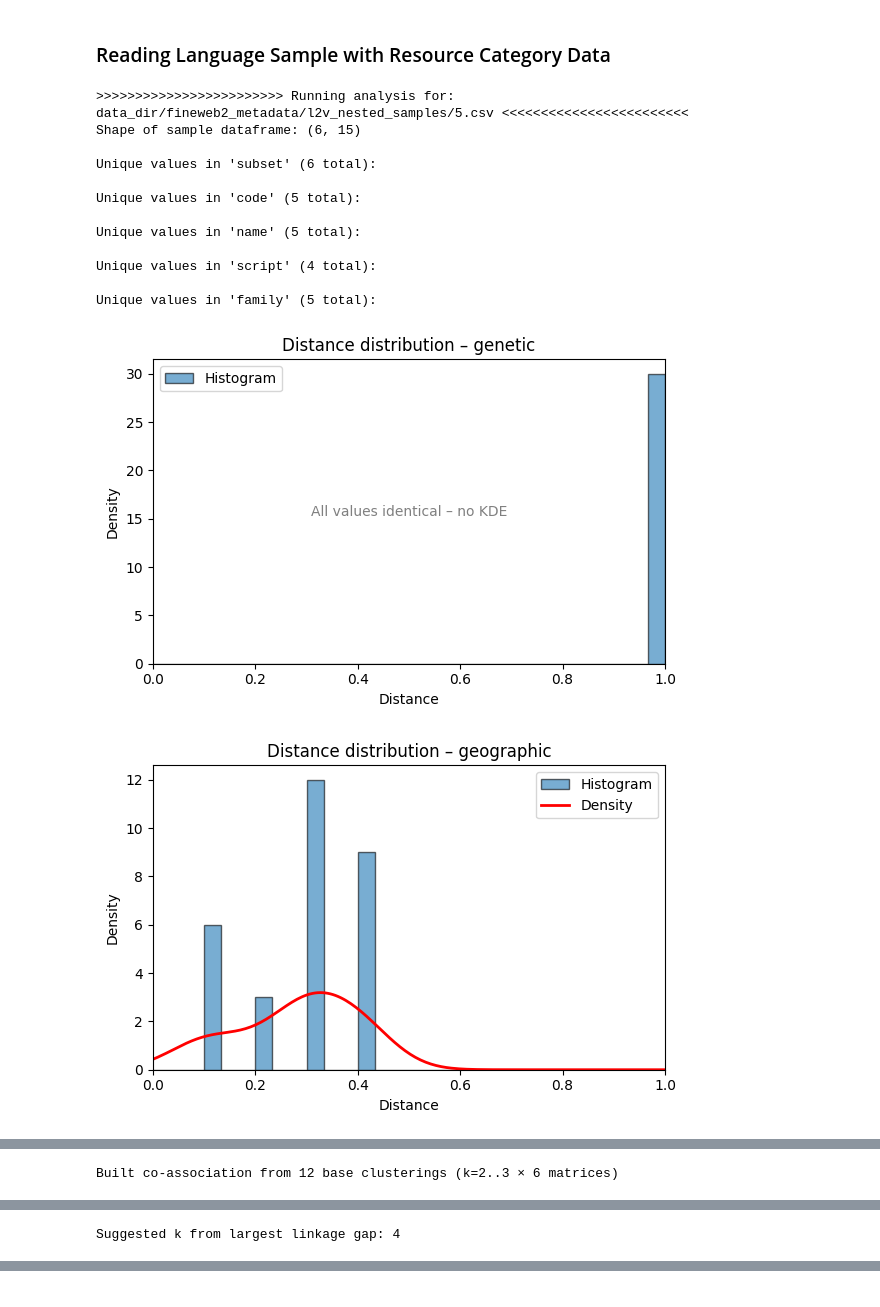
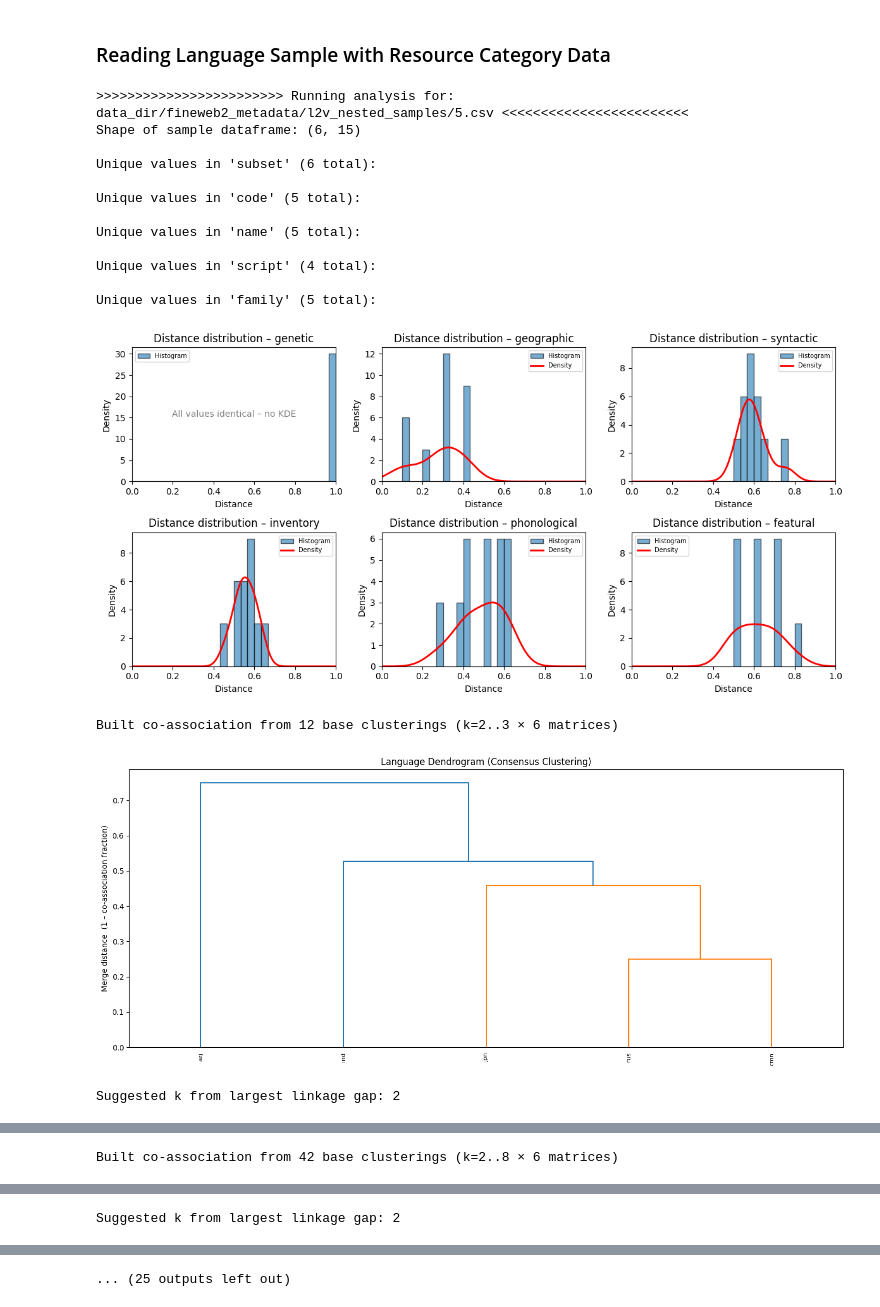
Before and after one commit to dice-group/moe-study, a Jupyter notebook: data_sample/notebook/sample_cluster_analysis.ipynb, the cells around one changed output, grey strips where cells are left out. Cells and saved outputs as stored; diff of their text form; code cells hidden in the pictures.

Commit message:
updating sample clustering logic

```diff
--- a/data_sample/notebook/sample_cluster_analysis.ipynb
+++ b/data_sample/notebook/sample_cluster_analysis.ipynb
@@ -68,6 +68,8 @@ from sklearn.metrics import (silhouette_score, adjusted_rand_score,
 from sklearn.manifold import MDS
 from scipy.cluster.hierarchy import linkage, dendrogram, fcluster
 import scipy.spatial.distance as ssd
+from itertools import product
+from scipy.stats import gaussian_kde
 
 
 def normalize_matrix(mat):
@@ -86,11 +88,6 @@ def build_coassociation_matrix(all_labels, n):
             C[np.ix_(idx, idx)] += 1
     C /= len(all_labels)
     return C
-
-
-def norm01(arr):
-    arr = np.array(arr, dtype=float)
-    return (arr - arr.min()) / (arr.max() - arr.min() + 1e-12)
 
 
 def run_cluster_analysis(sample_lang_doc_distr_df):
@@ -112,52 +109,50 @@ def run_cluster_analysis(sample_lang_doc_distr_df):
     dist_matrix_map = {distance_name: get_dist_matrix(lang_codes, distance_name)
                        for distance_name in eval_distances}
 
-    # Visualize distribution of each distance matrix
-    for name, mat in dist_matrix_map.items():
+    # Visualize distribution of each distance matrix (2 rows × 3 cols)
+    fig, axes = plt.subplots(2, 3, figsize=(12, 6))
+    for ax, (name, mat) in zip(axes.flat, dist_matrix_map.items()):
         mat_arr   = np.asarray(mat, dtype=float)
         tril_vals = mat_arr[np.tril_indices_from(mat_arr, k=-1)]
 
-        plt.figure(figsize=(6, 4))
-        plt.hist(tril_vals, bins=30, range=(0, 1), density=True,
-                 edgecolor='black', alpha=0.6, label='Histogram')
+        ax.hist(tril_vals, bins=30, range=(0, 1), density=True,
+                edgecolor='black', alpha=0.6, label='Histogram')
         if np.var(tril_vals) > 0:
-            from scipy.stats import gaussian_kde
             jittered = tril_vals + rng.normal(scale=1e-12, size=tril_vals.shape)  # avoids KDE bandwidth=0 edge case
             kde = gaussian_kde(jittered)
             xs = np.linspace(0, 1, 200)
-            plt.plot(xs, kde(xs), color='red', lw=2, label='Density')
+            ax.plot(xs, kde(xs), color='red', lw=2, label='Density')
         else:
-            plt.text(0.5, 0.5, 'All values identical – no KDE',
-                     transform=plt.gca().transAxes,
-                     ha='center', va='center', color='gray')
-        plt.title(f'Distance distribution – {name}')
-        plt.xlabel('Distance')
-        plt.ylabel('Density')
-        plt.xlim(0, 1)
-        plt.legend()
-        plt.tight_layout()
-        plt.show()
+            ax.text(0.5, 0.5, 'All values identical – no KDE',
+                    transform=ax.transAxes, ha='center', va='center', color='gray')
+        ax.set_title(f'Distance distribution – {name}')
+        ax.set_xlabel('Distance')
+        ax.set_ylabel('Density')
+        ax.set_xlim(0, 1)
+        ax.legend(fontsize=7)
+    plt.tight_layout()
+    plt.show()
 
     distance_names = list(dist_matrix_map.keys())
 
     ## Normalize each matrix to [0, 1] so no single distance type dominates
-    # all_mats = {}
-    # for name in distance_names:
-    #     mat = normalize_matrix(dist_matrix_map[name])
-    #     mat = (mat + mat.T) / 2   # ensure exact symmetry
-    #     np.fill_diagonal(mat, 0)
-    #     all_mats[name] = mat
+    all_mats = {}
+    for name in distance_names:
+        mat = normalize_matrix(dist_matrix_map[name])
+        mat = (mat + mat.T) / 2   # ensure exact symmetry
+        np.fill_diagonal(mat, 0)
+        all_mats[name] = mat
 
     ## Without normalization, preserving the variance
-    all_mats = dist_matrix_map
+    # all_mats = dist_matrix_map
 
     # Ensemble over multiple k values: yields fractional co-association instead of binary 0/1
     base_k_range = range(2, min(MAX_EXPERT_LIMIT, (n - 1))) # computing upto MAX_EXPERT_LIMIT clusters for coassociation building
-    all_base_labels = []
-    for k in base_k_range:
-        for name in distance_names:
-            agg = AgglomerativeClustering(n_clusters=k, metric='precomputed', linkage='average')
-            all_base_labels.append(agg.fit_predict(all_mats[name]))
+    all_base_labels = [
+        AgglomerativeClustering(n_clusters=k, metric='precomputed', linkage='average')
+            .fit_predict(all_mats[name])
+        for k, name in product(base_k_range, distance_names)
+    ]
 
     print(f"Built co-association from {len(all_base_labels)} base clusterings "
           f"(k={base_k_range.start}..{base_k_range.stop - 1} × {len(distance_names)} matrices)")
@@ -176,7 +171,7 @@ def run_cluster_analysis(sample_lang_doc_distr_df):
         dendrogram(Z, labels=lang_codes, leaf_rotation=90, leaf_font_size=8)
     else:
         # Truncate to top 40 nodes for readability on large samples
-        dendrogram(Z, truncate_mode='lastp', p=40, leaf_rotation=90,
+        dendrogram(Z, labels=lang_codes, truncate_mode='lastp', p=40, leaf_rotation=90,
                    leaf_font_size=8, show_contracted=True)
     plt.title('Language Dendrogram (Consensus Clustering)')
     plt.ylabel('Merge distance  (1 – co-association fraction)')
@@ -210,7 +205,7 @@ def run_cluster_analysis(sample_lang_doc_distr_df):
         db_scores.append(davies_bouldin_score(X_embedded, labels))
 
     # Combine: higher silhouette + higher CH + lower DB = better
-    combined = (norm01(sil_scores) + norm01(ch_scores) + (1 - norm01(db_scores))) / 3
+    combined = (normalize_matrix(sil_scores) + normalize_matrix(ch_scores) + (1 - normalize_matrix(db_scores))) / 3
 
     fig, axes = plt.subplots(2, 2, figsize=(14, 10))
     metrics = [
@@ -268,32 +263,34 @@ def run_cluster_analysis(sample_lang_doc_distr_df):
                 category=UserWarning,
                 module=r"sklearn\.metrics\.cluster\._supervised",
             )
             ari = adjusted_rand_score(true_families, final_labels)
             nmi = normalized_mutual_info_score(true_families, final_labels)
 
         print(f"\nExternal validation (k={best_k}) vs language family:")
         print(f"  ARI: {ari:.4f}  [range: -1..1, higher = better]")
         print(f"  NMI: {nmi:.4f}  [range: 0..1, higher = better]")
 
 
 # Loop over the files and call the function
 for rel_path in sample_files:
     csv_path = get_fp(rel_path)
     df = pd.read_csv(csv_path)
     print(f"\n>>>>>>>>>>>>>>>>>>>>>>>> Running analysis for: {rel_path} <<<<<<<<<<<<<<<<<<<<<<<<")
     run_cluster_analysis(df)
 # %% [output]
 >>>>>>>>>>>>>>>>>>>>>>>> Running analysis for: data_dir/fineweb2_metadata/l2v_nested_samples/5.csv <<<<<<<<<<<<<<<<<<<<<<<<
 Shape of sample dataframe: (6, 15)
 
 Unique values in 'subset' (6 total):
 
 Unique values in 'code' (5 total):
 
 Unique values in 'name' (5 total):
 
 Unique values in 'script' (4 total):
 
 Unique values in 'family' (5 total):
-[figure, old version]
+[figure, new version]
+Built co-association from 12 base clusterings (k=2..3 × 6 matrices)
-[figure, old version]
+[figure, new version]
+Suggested k from largest linkage gap: 2
@@ -301,0 +316 @@ Unique values in 'family' (5 total):
+Built co-association from 42 base clusterings (k=2..8 × 6 matrices)
@@ -302,0 +318 @@ Unique values in 'family' (5 total):
+Suggested k from largest linkage gap: 2
@@ -304 +319,0 @@ Unique values in 'family' (5 total):
-Built co-association from 12 base clusterings (k=2..3 × 6 matrices)
@@ -306 +319,0 @@ Built co-association from 12 base clusterings (k=2..3 × 6 matrices)
-Suggested k from largest linkage gap: 4
@@ -326,3 +320,4 @@ Unique values in 'family' (9 total):
+... (25 outputs left out)
 # %%
 ## Obsolete testing code
 # DISTANCE_LANGUAGES
```
Also changed, not shown: parts of 1 cell of this notebook.
